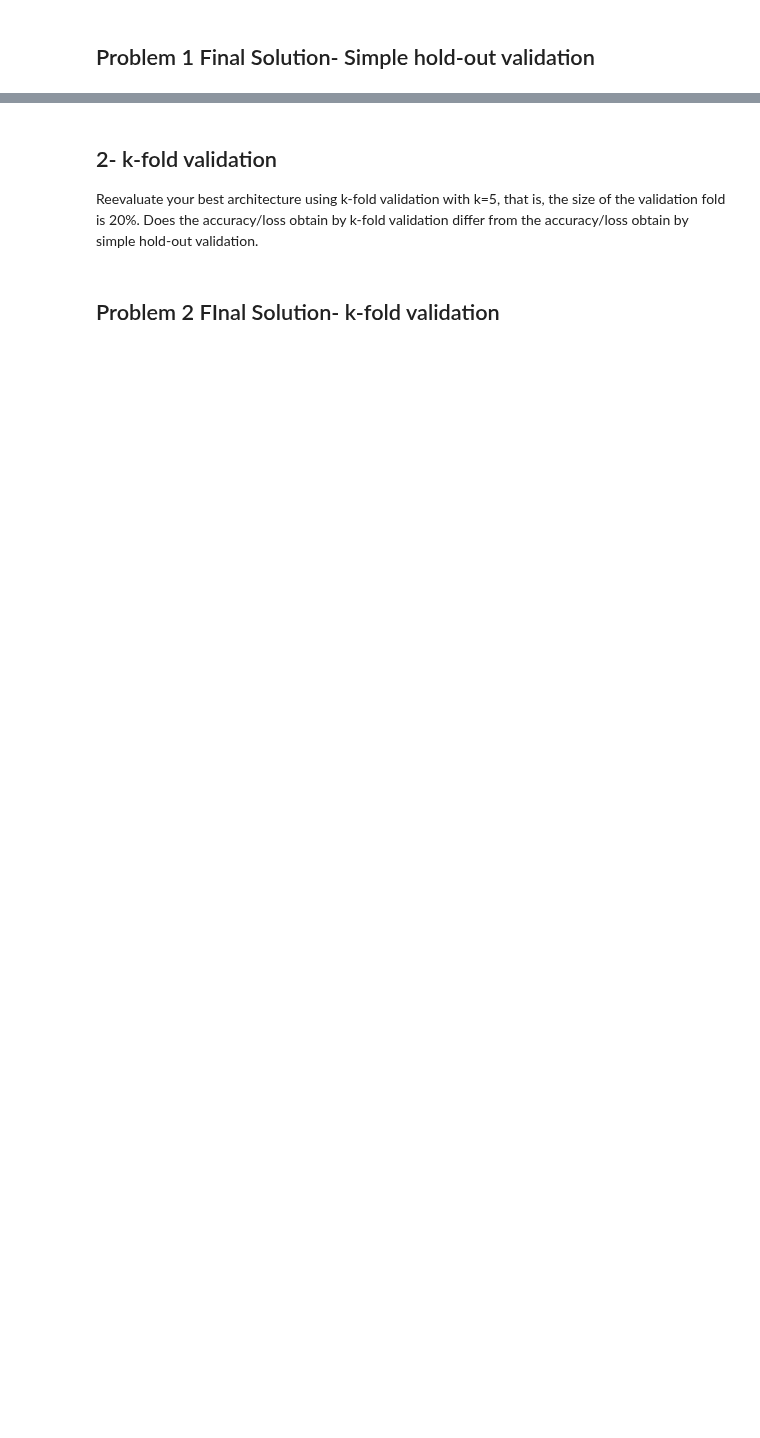
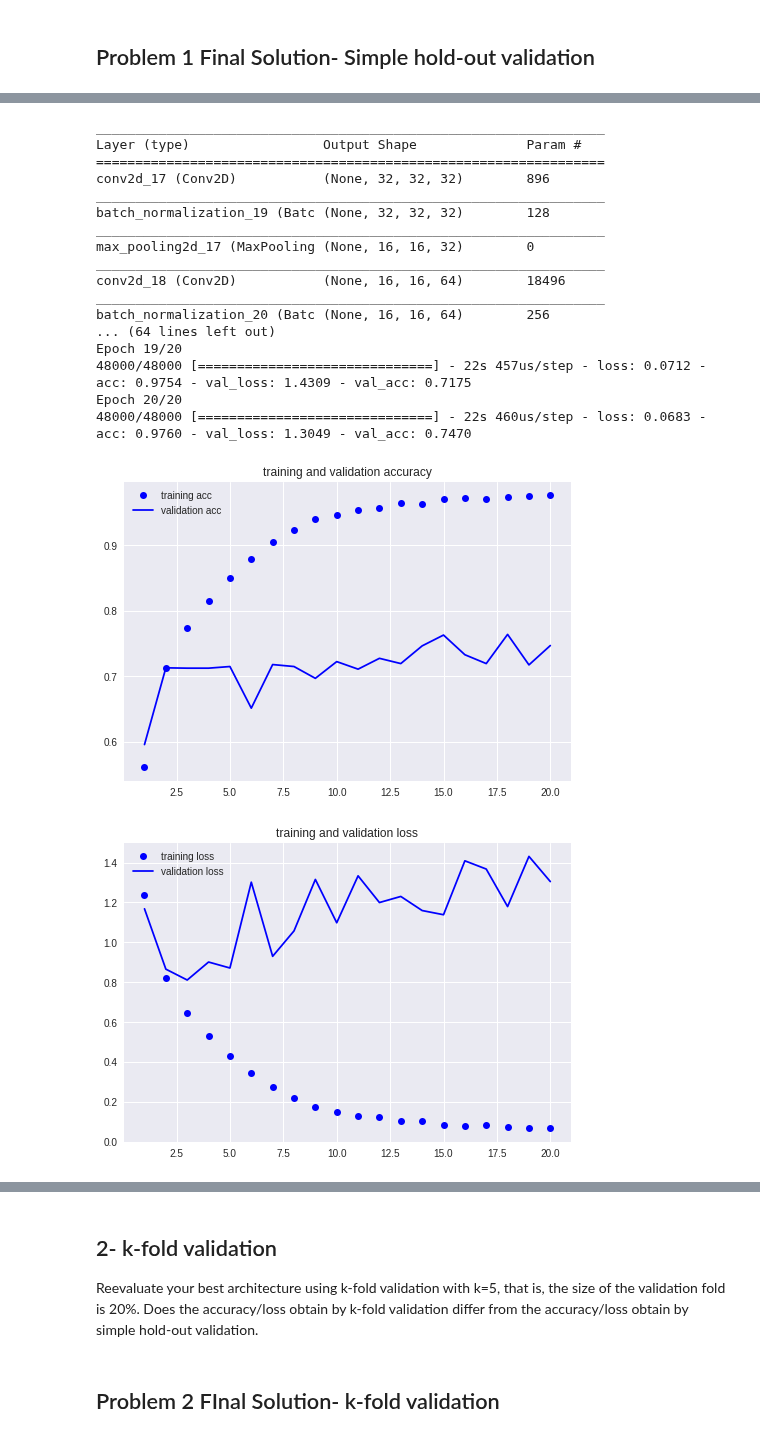
Before and after one commit to rvalienter90/UCF, a Jupyter notebook: CAP-5610_MACHINE LEARNING/HW2/HW2.ipynb, the cells around one changed output, grey strips where cells are left out. Cells and saved outputs as stored; diff of their text form; code cells hidden in the pictures; blank space fills up the shorter version.

```diff
--- a/CAP-5610_MACHINE LEARNING/HW2/HW2.ipynb
+++ b/CAP-5610_MACHINE LEARNING/HW2/HW2.ipynb
@@ -616,0 +717,30 @@ Restored model, accuracy: 58.70%
+# %%
+if notrained:
+  model=model_basic_batchnorm()
+  (history,file_name)=model_compile_and_fit(model,train_images_norm,train_labels_norm,val_images_norm,val_labels_norm,'basic_batchnorm',batch_size,num_epoch)
+  model_plot(history)
+  model_load_evaluate(file_name,test_images_norm,test_labels_norm)
+
+else:
+  file_name='model_hold_out_basic_batchnorm.h5'
+  model_download_evaluate(file_name,test_images_norm,test_labels_norm)
+# %% [output]
+_________________________________________________________________
+Layer (type)                 Output Shape              Param #
+=================================================================
+conv2d_17 (Conv2D)           (None, 32, 32, 32)        896
+_________________________________________________________________
+batch_normalization_19 (Batc (None, 32, 32, 32)        128
+_________________________________________________________________
+max_pooling2d_17 (MaxPooling (None, 16, 16, 32)        0
+_________________________________________________________________
+conv2d_18 (Conv2D)           (None, 16, 16, 64)        18496
+_________________________________________________________________
+batch_normalization_20 (Batc (None, 16, 16, 64)        256
+... (64 lines left out)
+Epoch 19/20
+48000/48000 [==============================] - 22s 457us/step - loss: 0.0712 - acc: 0.9754 - val_loss: 1.4309 - val_acc: 0.7175
+Epoch 20/20
+48000/48000 [==============================] - 22s 460us/step - loss: 0.0683 - acc: 0.9760 - val_loss: 1.3049 - val_acc: 0.7470
+[figure, added]
+[figure, added]
```
Also changed, not shown: parts of 11 cells of this notebook.
